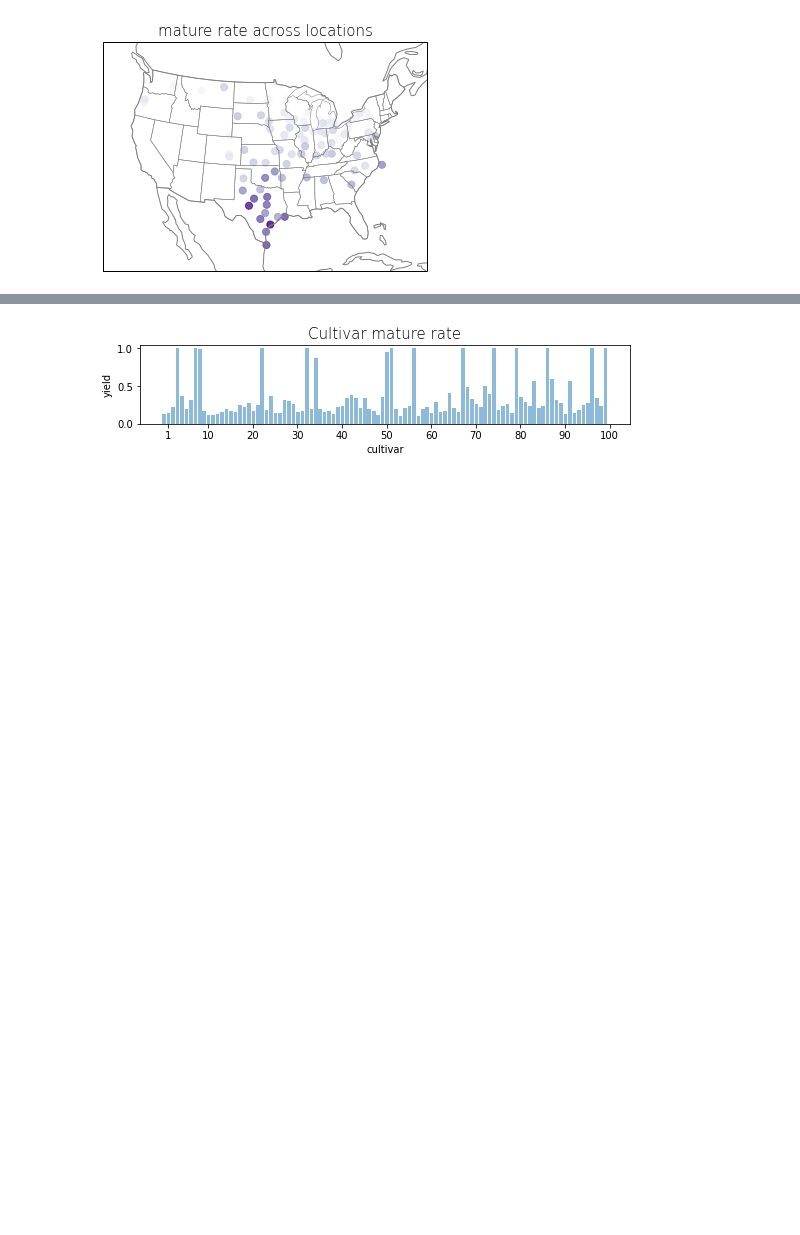
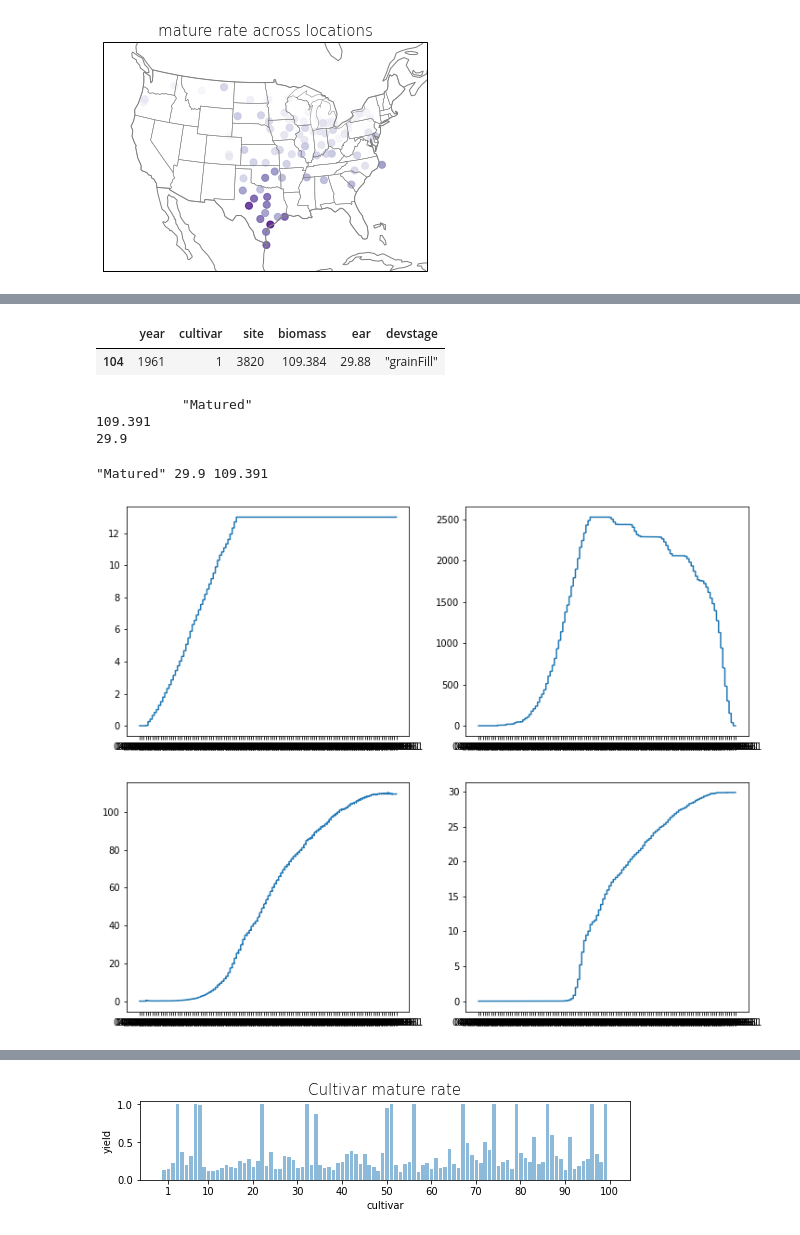
Before and after one commit to jennhsiao/upscale, a Jupyter notebook: notebooks/sim_opt100.ipynb, the cells around one changed output, grey strips where cells are left out. Saved outputs shown, nothing was run; the diff lists cells and outputs as text; code cells hidden in the pictures; blank space fills up the shorter version.

```diff
--- a/notebooks/sim_opt100.ipynb
+++ b/notebooks/sim_opt100.ipynb
@@ -218,0 +444,4 @@ fig.subplots_adjust(left=0.05, bottom=0, right=0.95, top=1)
+# %%
+df3 = pd.read_csv('/home/disk/eos8/ach315/upscale/sims/opt/1961/var_1/out1_03820_1961_var_1.txt')
+df3.columns = cols
+df3.tail()
@@ -218,0 +456,40 @@ fig.subplots_adjust(left=0.05, bottom=0, right=0.95, top=1)
+# %%
+df_simulations[(df_simulations['year'] == 1961) &
+               (df_simulations['site'] == 3820) &
+               (df_simulations['cultivar'] == 1)]
+# %% [output]
+|  | year | cultivar | site | biomass | ear | devstage |
+| 104 | 1961 | 1 | 3820 | 109.384 | 29.88 | "grainFill" |
+# %%
+print(df3.note[-1])
+print(df3.dm_total[-1])
+print(df3.dm_ear[-1])
+# %% [output]
+           "Matured"
+109.391
+29.9
+# %%
+file = '/home/disk/eos8/ach315/upscale/sims/opt/1961/var_1/out1_03820_1961_var_1.txt'
+
+with open(file, 'r') as f:
+    f.seek(0, os.SEEK_END)
+    f.seek(f.tell() - 3000, os.SEEK_SET) # reading in the last few lines
+    for line in f:
+        f_content = f.readlines()
+
+    pheno_stage = f_content[-1].split(',')[-1].strip() # selecting last line - end point of simulation
+    ear = float(f_content[-1].split(',')[-10]) # ear
+    mass = float(f_content[-1].split(',')[-12]) # total biomass
+
+print(pheno_stage, ear, mass)
+# %% [output]
+"Matured" 29.9 109.391
+# %%
+df = df3
+outputs = ['leaves', 'LA', 'dm_total', 'dm_ear']
+
+fig, axs = plt.subplots(2, 2, figsize=(12,10))
+for ax, i in zip(axs.flatten(), outputs):
+    ax.plot(df[i])
+# %% [output]
+[figure, added]
```
Also changed, not shown: parts of 31 cells of this notebook, 2 other files.
